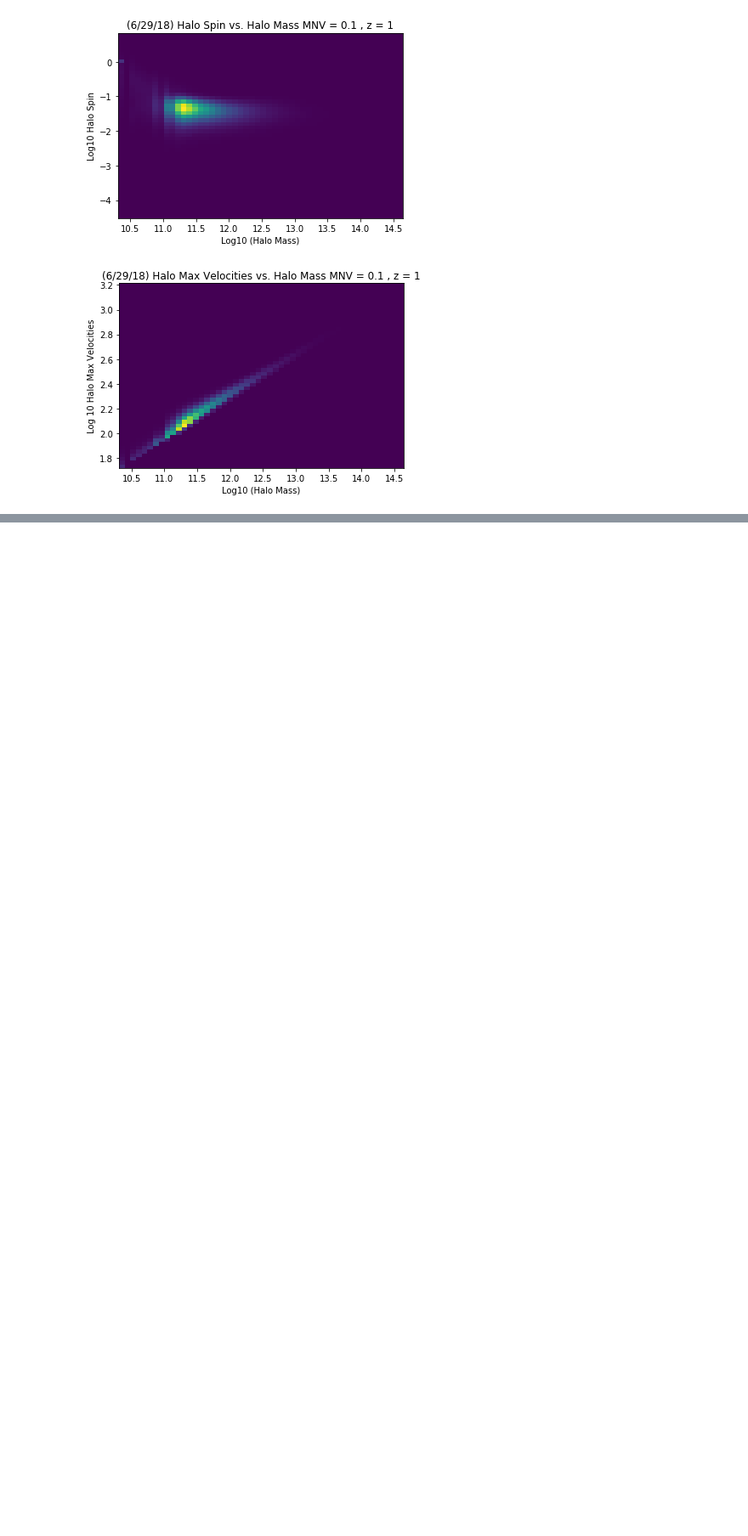
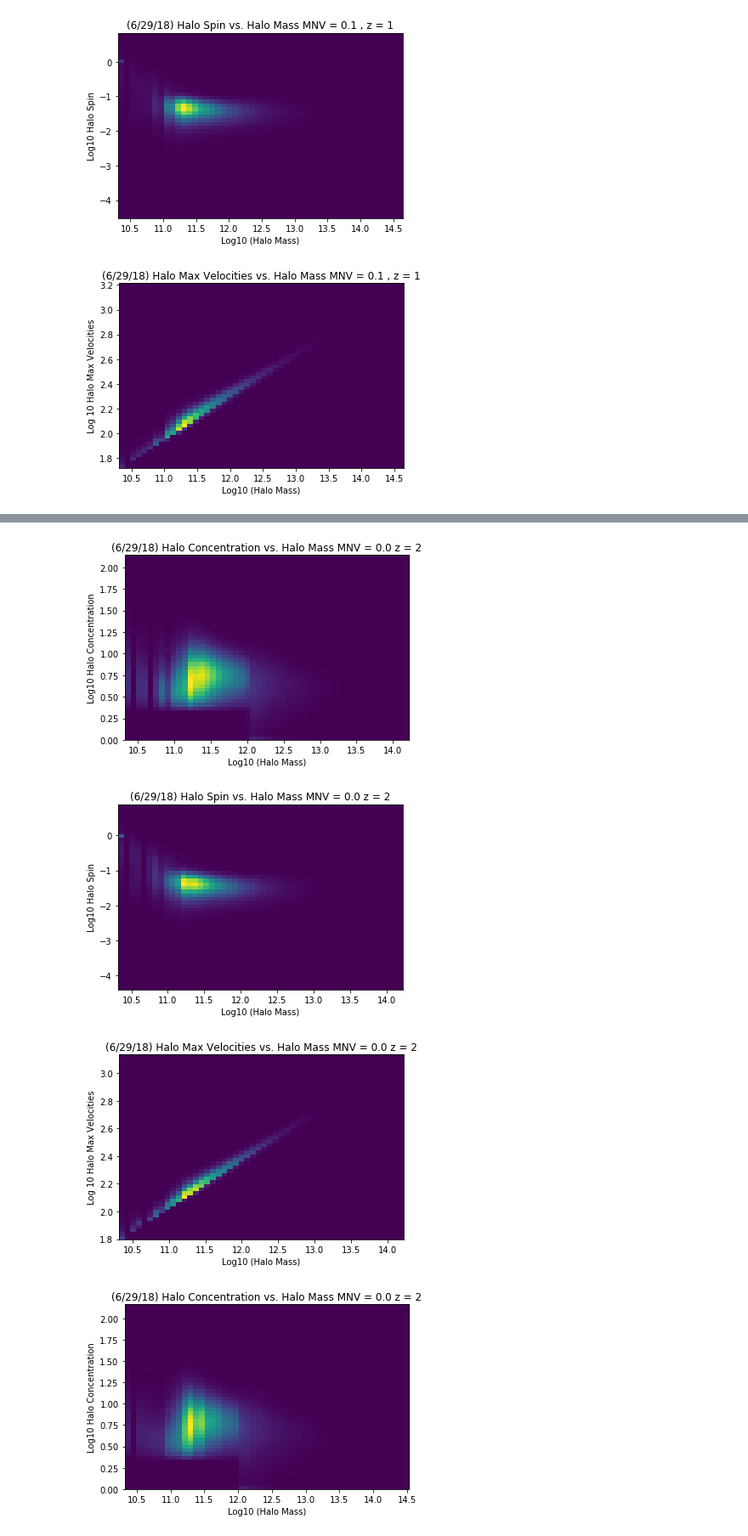
Before and after one commit to may32098/ASTROUSRP_halos_with_neutrinos, a Jupyter notebook: halo_cat_process.ipynb, the cells around one changed output, grey strips where cells are left out. Shown at 85% size. Drawn from its saved outputs; the diff is of its cells as text; code cells hidden in the pictures; blank space fills up the shorter version.

```diff
--- a/halo_cat_process.ipynb
+++ b/halo_cat_process.ipynb
@@ -589,0 +634,35 @@ Total runtime to read in ASCII = 22.86 seconds
+# %%
+plot_assembly("/u/ayannam/Documents/Raw_Data/mnv_0.0/out_37_parents_mass.npy", \
+              "/u/ayannam/Documents/Raw_Data/mnv_0.0/out_37_parents_con.npy", \
+              "/u/ayannam/Documents/Raw_Data/mnv_0.0/out_37_parents_spin.npy", \
+             "/u/ayannam/Documents/Raw_Data/mnv_0.0/out_37_parents_vmax.npy", \
+             "/u/ayannam/Documents/Raw_Data/mnv_0.0/out_37_parents_PID.npy", 0.0, 2)
+
+plot_assembly("/u/ayannam/Documents/Raw_Data/mnv_0.0/out_42_parents_mass.npy", \
+              "/u/ayannam/Documents/Raw_Data/mnv_0.0/out_42_parents_con.npy", \
+              "/u/ayannam/Documents/Raw_Data/mnv_0.0/out_42_parents_spin.npy", \
+             "/u/ayannam/Documents/Raw_Data/mnv_0.0/out_42_parents_vmax.npy", \
+             "/u/ayannam/Documents/Raw_Data/mnv_0.0/out_42_parents_PID.npy", 0.0, 2)
+
+plot_assembly("/u/ayannam/Documents/Raw_Data/mnv_0.0/out_47_parents_mass.npy", \
+              "/u/ayannam/Documents/Raw_Data/mnv_0.0/out_47_parents_con.npy", \
+              "/u/ayannam/Documents/Raw_Data/mnv_0.0/out_47_parents_spin.npy", \
+             "/u/ayannam/Documents/Raw_Data/mnv_0.0/out_47_parents_vmax.npy", \
+             "/u/ayannam/Documents/Raw_Data/mnv_0.0/out_47_parents_PID.npy", 0.0, 2)
+
+plot_assembly("/u/ayannam/Documents/Raw_Data/mnv_0.0/out_56_parents_mass.npy", \
+              "/u/ayannam/Documents/Raw_Data/mnv_0.0/out_56_parents_con.npy", \
+              "/u/ayannam/Documents/Raw_Data/mnv_0.0/out_56_parents_spin.npy", \
+             "/u/ayannam/Documents/Raw_Data/mnv_0.0/out_56_parents_vmax.npy", \
+             "/u/ayannam/Documents/Raw_Data/mnv_0.0/out_56_parents_PID.npy", 0.0, 2)
+
+plot_assembly("/u/ayannam/Documents/Raw_Data/mnv_0.0/out_66_parents_mass.npy", \
+              "/u/ayannam/Documents/Raw_Data/mnv_0.0/out_66_parents_con.npy", \
+              "/u/ayannam/Documents/Raw_Data/mnv_0.0/out_66_parents_spin.npy", \
+             "/u/ayannam/Documents/Raw_Data/mnv_0.0/out_66_parents_vmax.npy", \
+             "/u/ayannam/Documents/Raw_Data/mnv_0.0/out_66_parents_PID.npy", 0.0, 2)
+# %% [output]
+[figure, added]
+[figure, added]
+[figure, added]
+[figure, added]
```
Also changed, not shown: parts of 5 cells of this notebook.
